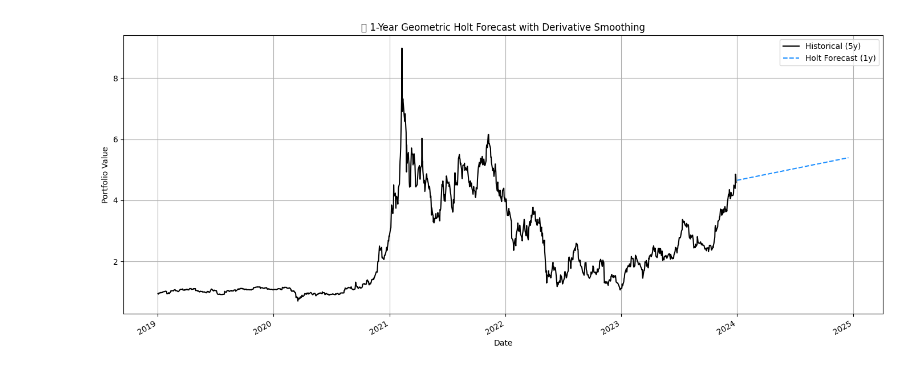
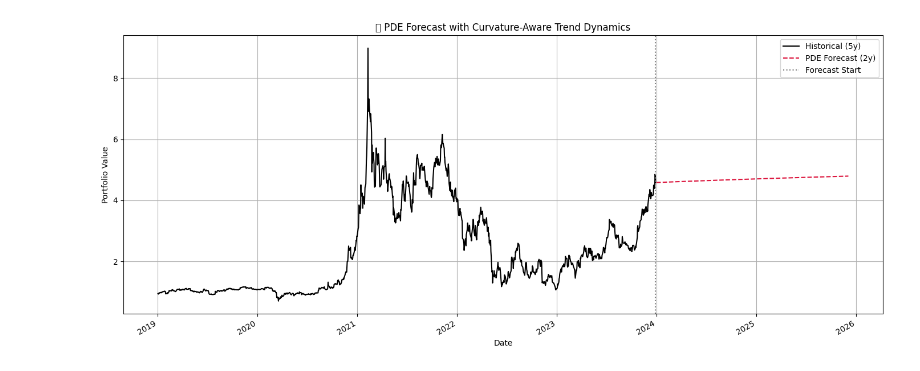
Before and after one commit to Chr4st/Portfolio-Optimization-V0.1, a Jupyter notebook: notebooks/08_forecasting.ipynb, the cells around one changed output. Saved outputs shown, nothing was run; the diff lists cells and outputs as text; code cells hidden in the pictures.

Commit message:
Added 09_simulation_forecasting + updated forecasting and strategy notebooks

```diff
--- a/notebooks/08_forecasting.ipynb
+++ b/notebooks/08_forecasting.ipynb
@@ -11,78 +11,54 @@ from tensorflow.keras.layers import LSTM, Dense, Dropout
 portfolio = pd.read_csv("../outputs/results/high_growth_portfolio_value.csv", index_col=0, parse_dates=True).squeeze()
 portfolio = portfolio.dropna()
 # %%
-# 📐 Geometrically Optimized Holt Forecast + 3D Derivative Visualization
+# === Geometric PDE Forecast with Curvature Trend Boost ===
+def pde_forecast_with_curvature_trend(series, days=504, D=0.005, alpha=0.002):
+    u = series.values.copy().reshape(1, -1)
+    N = u.shape[1]
+    timesteps = days
 
-import pandas as pd
-import numpy as np
-import matplotlib.pyplot as plt
-from statsmodels.tsa.holtwinters import ExponentialSmoothing
-from statsmodels.tools.eval_measures import mse
-from mpl_toolkits.mplot3d import Axes3D
+    # Finite difference Laplacian (∇²) — curvature
+    laplacian = np.zeros((N, N))
+    for i in range(1, N - 1):
+        laplacian[i, i - 1] = 1
+        laplacian[i, i] = -2
+        laplacian[i, i + 1] = 1
+    laplacian[0, 0] = laplacian[-1, -1] = -1
+    laplacian /= (N**2)  # scale by domain size
 
-# === Load Portfolio ===
+    dt = 1.0
+    forecast_matrix = [u.flatten()]
+
+    for t in range(timesteps):
+        grad = np.gradient(u.flatten())                     # ∇u = velocity
+        trend_term = alpha * np.abs(grad).reshape(1, -1)    # geometric bias
+        du = D * laplacian @ u.T + trend_term.T             # PDE step
+        u = u + du.T * dt
+        u = np.clip(u, a_min=0, a_max=None)
+        forecast_matrix.append(u.flatten())
+
+    forecast_matrix = np.array(forecast_matrix)
+    forecast_vals = forecast_matrix[1:, -1]  # future values only
+    future_index = pd.date_range(start=series.index[-1] + pd.Timedelta(days=1), periods=days, freq='B')
+    return pd.Series(forecast_vals, index=future_index)
+
+# === Load historical portfolio value ===
 portfolio = pd.read_csv("../outputs/results/high_growth_portfolio_value.csv", index_col=0, parse_dates=True).squeeze()
 portfolio = portfolio.dropna()
 
-# === Derivative-Based Smoothing ===
-def first_derivative(series): return np.gradient(series.values)
-def second_derivative(series): return np.gradient(first_derivative(series))
+# === Run forecast
+holt_forecast = pde_forecast_with_curvature_trend(portfolio, days=504, D=0.005, alpha=0.002)
 
-def smooth_series_geometry(series, w1=0.3, w2=0.2):
-    grad1 = pd.Series(first_derivative(series), index=series.index).rolling(window=3, min_periods=1).mean()
-    grad2 = pd.Series(second_derivative(series), index=series.index).rolling(window=3, min_periods=1).mean()
-    return series - w1 * grad1 - w2 * grad2
-
-# === Forecast Function with Trend Optimization ===
-def forecast_portfolio_holt_geometric(series, steps=30):
-    smoothed = smooth_series_geometry(series)
-    best_model, best_score, best_params = None, float('inf'), {}
-
-    for trend in ['add', 'mul']:
-        for damped in [True, False]:
-            try:
-                model = ExponentialSmoothing(smoothed, trend=trend, damped_trend=damped, seasonal=None)
-                fit = model.fit(optimized=True)
-                score = mse(smoothed[-30:], fit.fittedvalues[-30:])
-                if score < best_score:
-                    best_model = fit
-                    best_score = score
-                    best_params = {'trend': trend, 'damped': damped}
-            except: continue
-
-    print(f"📐 Best geometric model: trend='{best_params['trend']}', damped={best_params['damped']}, MSE={best_score:.2f}")
-    future_index = pd.date_range(start=series.index[-1] + pd.Timedelta(days=1), periods=steps, freq='B')
-    forecast = best_model.forecast(steps)
-    forecast.index = future_index
-    return forecast
-
-# === Forecast 1 Year into Future (252 Business Days)
-holt_forecast = forecast_portfolio_holt_geometric(portfolio, steps=504)
-
-# === Plot Long-Term Forecast vs Historical
+# === Plot result
 plt.figure(figsize=(14, 6))
 portfolio.plot(label="Historical (5y)", color="black")
-holt_forecast.plot(label="Holt Forecast (1y)", linestyle="--", color="dodgerblue")
-plt.title("📈 1-Year Geometric Holt Forecast with Derivative Smoothing")
+holt_forecast.plot(label="PDE Forecast (2y)", linestyle="--", color="crimson")
+plt.axvline(x=portfolio.index[-1], color='gray', linestyle=':', label="Forecast Start")
+plt.title("🌡️ PDE Forecast with Curvature-Aware Trend Dynamics")
 plt.xlabel("Date")
 plt.ylabel("Portfolio Value")
 plt.grid(True)
 plt.legend()
 plt.tight_layout()
 plt.show()
-
-
-# === 3D Visualization of Portfolio Geometry ===
-fig = plt.figure(figsize=(12, 8))
-ax = fig.add_subplot(111, projection='3d')
-x = np.arange(len(portfolio))
-y = np.gradient(portfolio.values)
-z = portfolio.values
-ax.plot(x, y, z, label='Portfolio Surface Flow', color='teal')
-ax.set_xlabel("Time")
-ax.set_ylabel("Velocity (1st Derivative)")
-ax.set_zlabel("Portfolio Value")
-ax.set_title("🧠 3D Portfolio Geometry: Time × Momentum × Value")
-ax.legend()
-plt.show()
 # %% [output]
@@ -90 +65 @@ plt.show()
-[figure, old version]
+[figure, new version]
```
Also changed, not shown: parts of 4 cells of this notebook, 8 other files.
